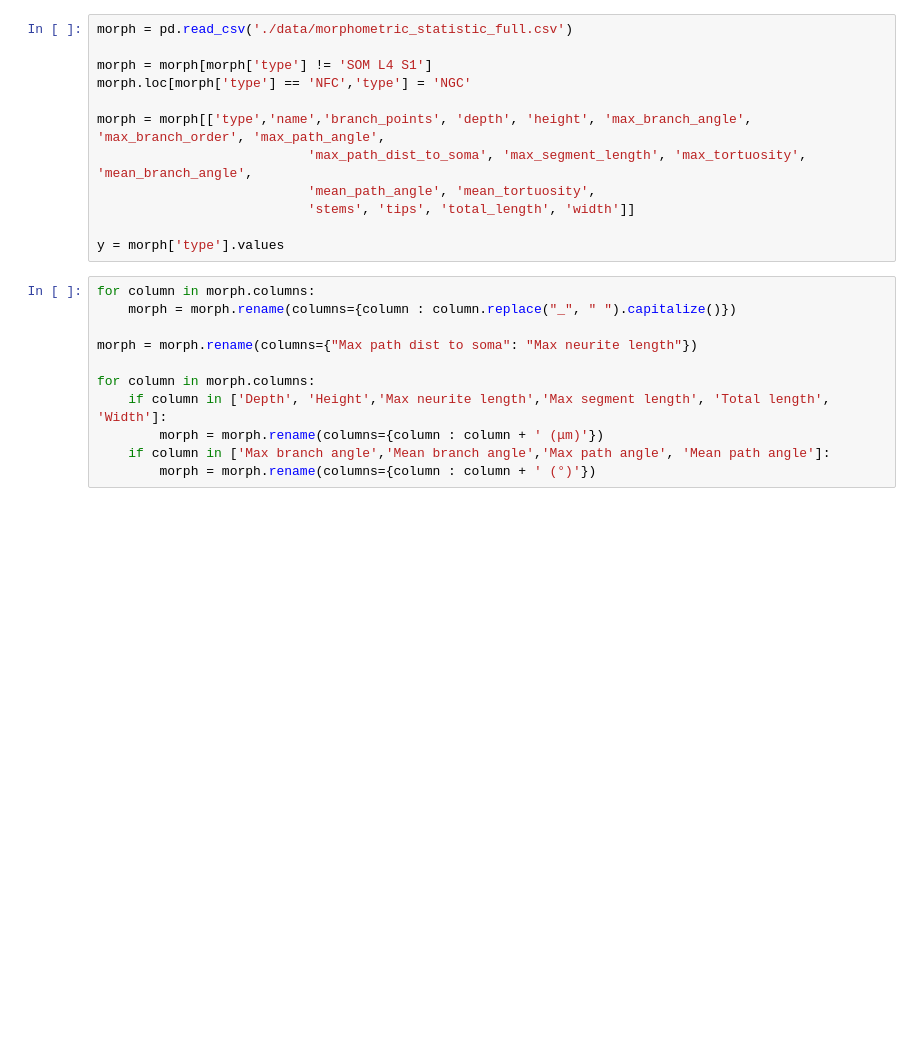
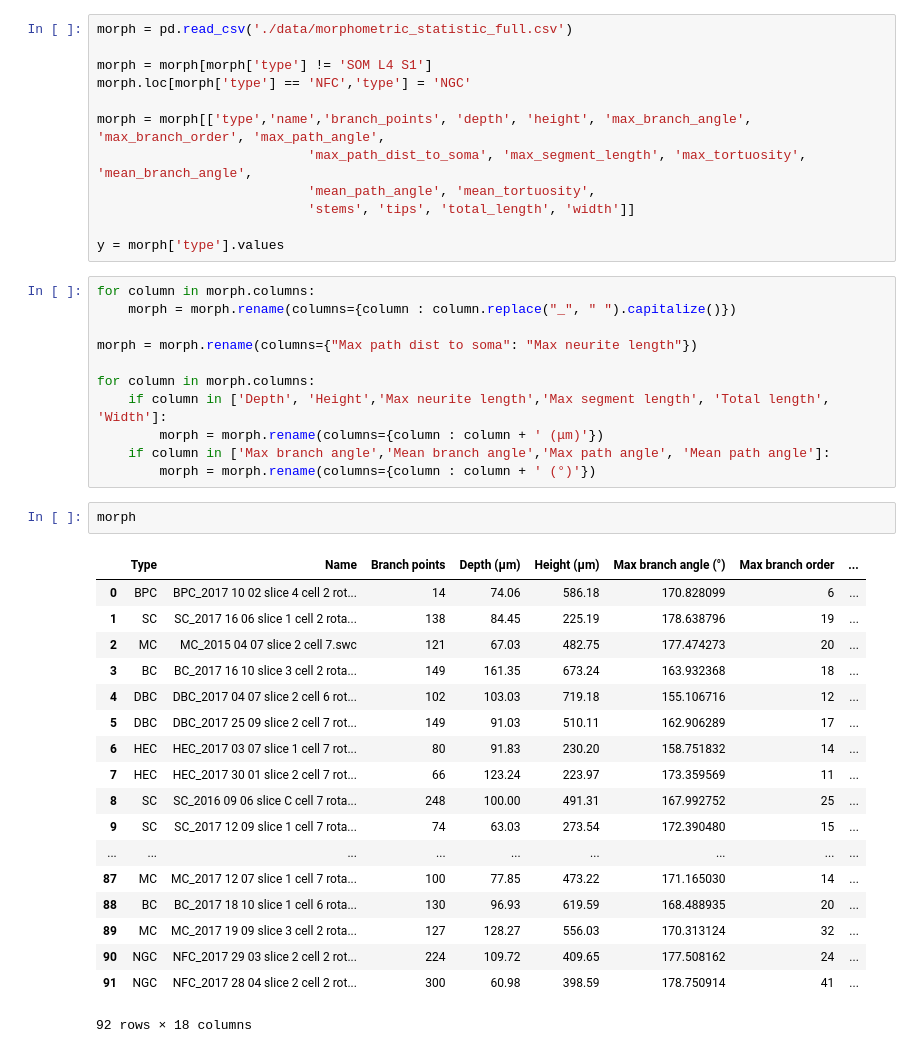
Before and after one commit to berenslab/layer4, a Jupyter notebook: morph/PAPER Morphometrics in stripplot.ipynb, the cells around one changed output. Cells and saved outputs as stored; diff of their text form; blank space fills up the shorter version.

```diff
--- a/morph/PAPER Morphometrics in stripplot.ipynb
+++ b/morph/PAPER Morphometrics in stripplot.ipynb
@@ -56,4 +56,25 @@ for column in morph.columns:
         morph = morph.rename(columns={column : column + ' (μm)'})
     if column in ['Max branch angle','Mean branch angle','Max path angle', 'Mean path angle']:
         morph = morph.rename(columns={column : column + ' (°)'})
+# %%
+morph
+# %% [output]
+|  | Type | Name | Branch points | Depth (μm) | Height (μm) | Max branch angle (°) | Max branch order | ... |
+| 0 | BPC | BPC_2017 10 02 slice 4 cell 2 rot... | 14 | 74.06 | 586.18 | 170.828099 | 6 | ... |
+| 1 | SC | SC_2017 16 06 slice 1 cell 2 rota... | 138 | 84.45 | 225.19 | 178.638796 | 19 | ... |
+| 2 | MC | MC_2015 04 07 slice 2 cell 7.swc | 121 | 67.03 | 482.75 | 177.474273 | 20 | ... |
+| 3 | BC | BC_2017 16 10 slice 3 cell 2 rota... | 149 | 161.35 | 673.24 | 163.932368 | 18 | ... |
+| 4 | DBC | DBC_2017 04 07 slice 2 cell 6 rot... | 102 | 103.03 | 719.18 | 155.106716 | 12 | ... |
+| 5 | DBC | DBC_2017 25 09 slice 2 cell 7 rot... | 149 | 91.03 | 510.11 | 162.906289 | 17 | ... |
+| 6 | HEC | HEC_2017 03 07 slice 1 cell 7 rot... | 80 | 91.83 | 230.20 | 158.751832 | 14 | ... |
+| 7 | HEC | HEC_2017 30 01 slice 2 cell 7 rot... | 66 | 123.24 | 223.97 | 173.359569 | 11 | ... |
+| 8 | SC | SC_2016 09 06 slice C cell 7 rota... | 248 | 100.00 | 491.31 | 167.992752 | 25 | ... |
+| 9 | SC | SC_2017 12 09 slice 1 cell 7 rota... | 74 | 63.03 | 273.54 | 172.390480 | 15 | ... |
+| ... | ... | ... | ... | ... | ... | ... | ... | ... |
+| 87 | MC | MC_2017 12 07 slice 1 cell 7 rota... | 100 | 77.85 | 473.22 | 171.165030 | 14 | ... |
+| 88 | BC | BC_2017 18 10 slice 1 cell 6 rota... | 130 | 96.93 | 619.59 | 168.488935 | 20 | ... |
+| 89 | MC | MC_2017 19 09 slice 3 cell 2 rota... | 127 | 128.27 | 556.03 | 170.313124 | 32 | ... |
+| 90 | NGC | NFC_2017 29 03 slice 2 cell 2 rot... | 224 | 109.72 | 409.65 | 177.508162 | 24 | ... |
+| 91 | NGC | NFC_2017 28 04 slice 2 cell 2 rot... | 300 | 60.98 | 398.59 | 178.750914 | 41 | ... |
+92 rows × 18 columns
 # %%
```
Also changed, not shown: parts of 1 cell of this notebook, 10 other files.
